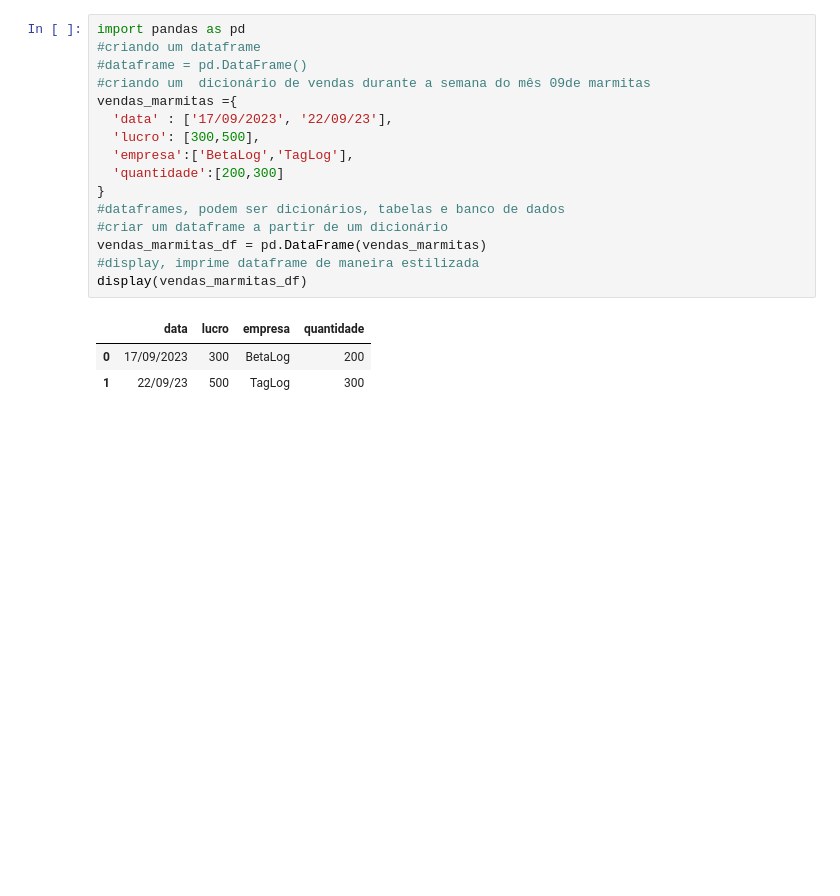
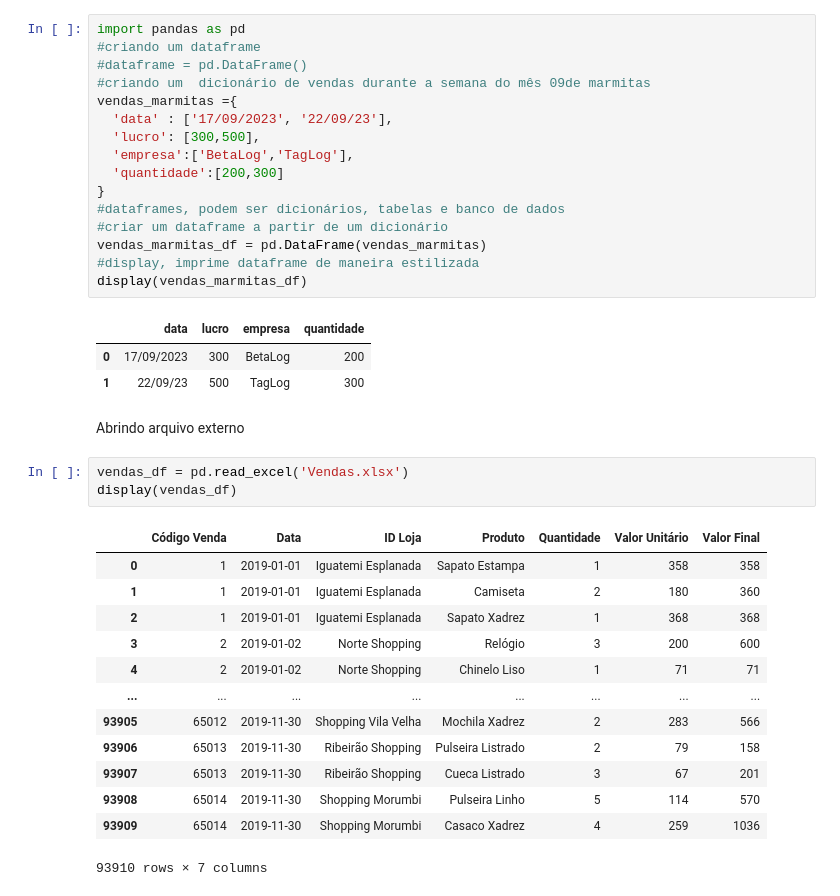
Before and after one commit to jeniferGoncalvesDaSilvaDev/pandas-python, a Jupyter notebook: pandas-learning.ipynb, the cells around one changed output. Drawn from its saved outputs; the diff is of its cells as text; blank space fills up the shorter version.

```diff
--- a/pandas-learning.ipynb
+++ b/pandas-learning.ipynb
@@ -20,3 +20,22 @@ display(vendas_marmitas_df)
 |  | data | lucro | empresa | quantidade |
 | 0 | 17/09/2023 | 300 | BetaLog | 200 |
 | 1 | 22/09/23 | 500 | TagLog | 300 |
+# %% [markdown]
+Abrindo arquivo externo
+# %%
+vendas_df = pd.read_excel('Vendas.xlsx')
+display(vendas_df)
+# %% [output]
+|  | Código Venda | Data | ID Loja | Produto | Quantidade | Valor Unitário | Valor Final |
+| 0 | 1 | 2019-01-01 | Iguatemi Esplanada | Sapato Estampa | 1 | 358 | 358 |
+| 1 | 1 | 2019-01-01 | Iguatemi Esplanada | Camiseta | 2 | 180 | 360 |
+| 2 | 1 | 2019-01-01 | Iguatemi Esplanada | Sapato Xadrez | 1 | 368 | 368 |
+| 3 | 2 | 2019-01-02 | Norte Shopping | Relógio | 3 | 200 | 600 |
+| 4 | 2 | 2019-01-02 | Norte Shopping | Chinelo Liso | 1 | 71 | 71 |
+| ... | ... | ... | ... | ... | ... | ... | ... |
+| 93905 | 65012 | 2019-11-30 | Shopping Vila Velha | Mochila Xadrez | 2 | 283 | 566 |
+| 93906 | 65013 | 2019-11-30 | Ribeirão Shopping | Pulseira Listrado | 2 | 79 | 158 |
+| 93907 | 65013 | 2019-11-30 | Ribeirão Shopping | Cueca Listrado | 3 | 67 | 201 |
+| 93908 | 65014 | 2019-11-30 | Shopping Morumbi | Pulseira Linho | 5 | 114 | 570 |
+| 93909 | 65014 | 2019-11-30 | Shopping Morumbi | Casaco Xadrez | 4 | 259 | 1036 |
+93910 rows × 7 columns
```
Also changed, not shown: parts of 2 cells of this notebook.
